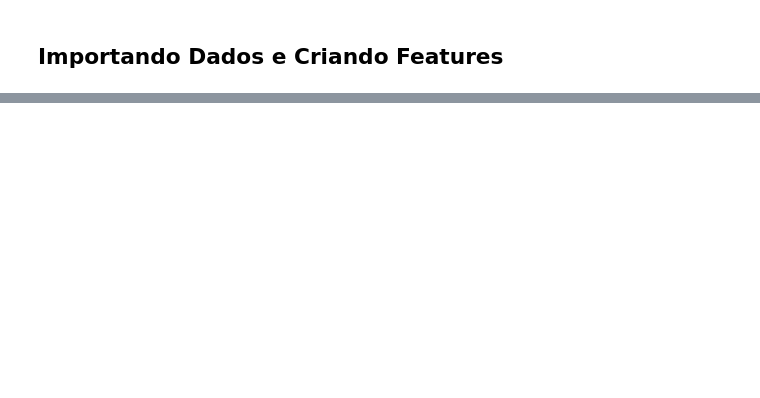
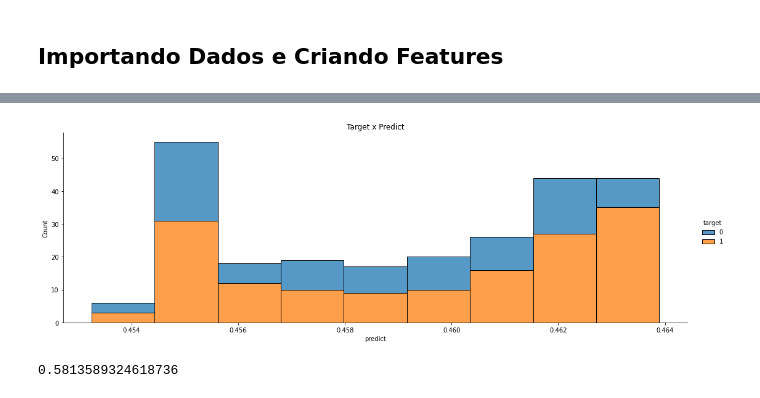
Before and after one commit to venzellucas/bovespa-index-prediction, a Jupyter notebook: TGII.ipynb, the cells around one changed output, grey strips where cells are left out. Saved outputs shown, nothing was run; the diff lists cells and outputs as text; code cells hidden in the pictures; blank space fills up the shorter version.

```diff
--- a/TGII.ipynb
+++ b/TGII.ipynb
@@ -559,0 +827,5 @@ for i in classification_arima.keys():
+# %%
+# Para 2016
+dfClassifier = pd.concat([data['1w target'][(data.index.year == 2016)].reset_index(drop=True).copy(),pd.Series(t[0])],axis=1)
+# %%
+dfClassifier.columns = ['1w target', 'predict']
@@ -559,0 +841,10 @@ for i in classification_arima.keys():
+# %%
+dfClassifier['target'] = dfClassifier['1w target'].apply(lambda x: 1 if x > 1.0 else 0)
+# %%
+ax = sns.displot(dfClassifier,x='predict',hue='target',aspect=3, multiple="stack").set(title='Target x Predict')
+# %% [output]
+[figure, added]
+# %%
+roc_auc_score(dfClassifier['target'],dfClassifier['predict'])
+# %% [output]
+0.5813589324618736
```
Also changed, not shown: parts of 99 cells of this notebook.
